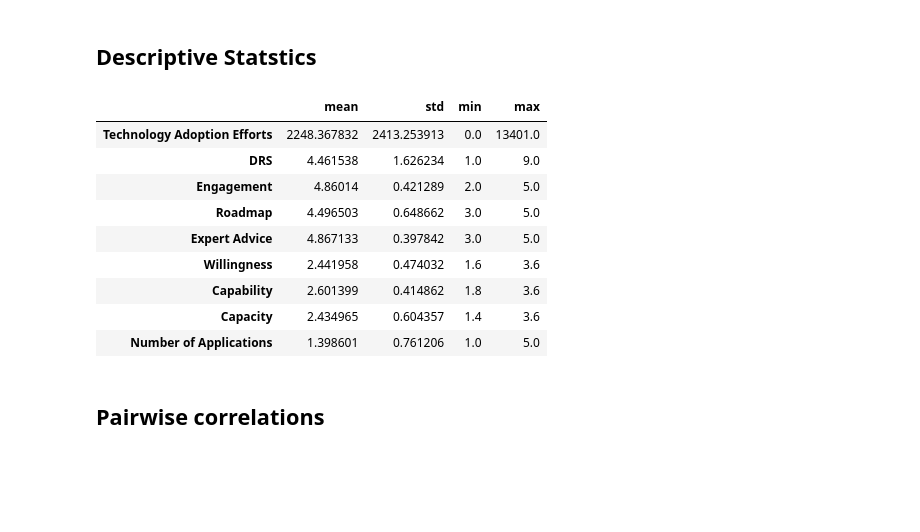
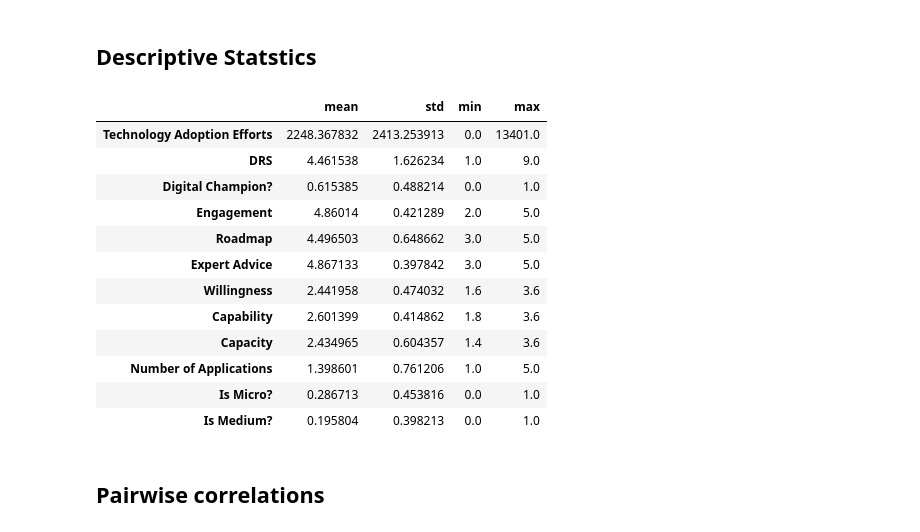
Before and after one commit to roughhawkbit/digi-inno-road-prod, a Jupyter notebook: analysis/DataCharacterisationForPaper.ipynb, the cells around one changed output. Drawn from its saved outputs; the diff is of its cells as text; code cells hidden in the pictures; blank space fills up the shorter version.

```diff
--- a/analysis/DataCharacterisationForPaper.ipynb
+++ b/analysis/DataCharacterisationForPaper.ipynb
@@ -502,7 +502,7 @@ key_vars = [
     ('Is Medium?', 'Is Medium?'),
 ]
 # %%
-corr_df = roadmaps_df[[tpl[0] for tpl in key_vars]]
-corr_df = corr_df.dropna()
-corr_df.rename(columns={tpl[0]: tpl[1] for tpl in key_vars}, inplace=True)
-# corr_df
+key_vars_df = roadmaps_df[[tpl[0] for tpl in key_vars]]
+key_vars_df = key_vars_df.dropna()
+key_vars_df.rename(columns={tpl[0]: tpl[1] for tpl in key_vars}, inplace=True)
+key_vars_df
@@ -509,11 +523,21 @@ corr_df.rename(columns={tpl[0]: tpl[1] for tpl in key_vars}, inplace=True)
+# %%
+bool_cols = [
+    'Digital Champion?',
+    'Is Micro?',
+    'Is Medium?'
+]
+
+for col in bool_cols:
+  key_vars_df[col] = key_vars_df[col].astype(int)
 # %% [markdown]
 ## Descriptive Statstics
 # %%
-corr_df.describe().transpose()[['mean', 'std', 'min', 'max']]
+key_vars_df.describe().transpose()[['mean', 'std', 'min', 'max']]
 # %% [output]
 |  | mean | std | min | max |
 | Technology Adoption Efforts | 2248.367832 | 2413.253913 | 0.0 | 13401.0 |
 | DRS | 4.461538 | 1.626234 | 1.0 | 9.0 |
+| Digital Champion? | 0.615385 | 0.488214 | 0.0 | 1.0 |
 | Engagement | 4.86014 | 0.421289 | 2.0 | 5.0 |
 | Roadmap | 4.496503 | 0.648662 | 3.0 | 5.0 |
 | Expert Advice | 4.867133 | 0.397842 | 3.0 | 5.0 |
@@ -521,6 +545,8 @@ corr_df.describe().transpose()[['mean', 'std', 'min', 'max']]
 | Capability | 2.601399 | 0.414862 | 1.8 | 3.6 |
 | Capacity | 2.434965 | 0.604357 | 1.4 | 3.6 |
 | Number of Applications | 1.398601 | 0.761206 | 1.0 | 5.0 |
+| Is Micro? | 0.286713 | 0.453816 | 0.0 | 1.0 |
+| Is Medium? | 0.195804 | 0.398213 | 0.0 | 1.0 |
 # %% [markdown]
 ## Pairwise correlations
 # %%
```
Also changed, not shown: parts of 4 cells of this notebook.
